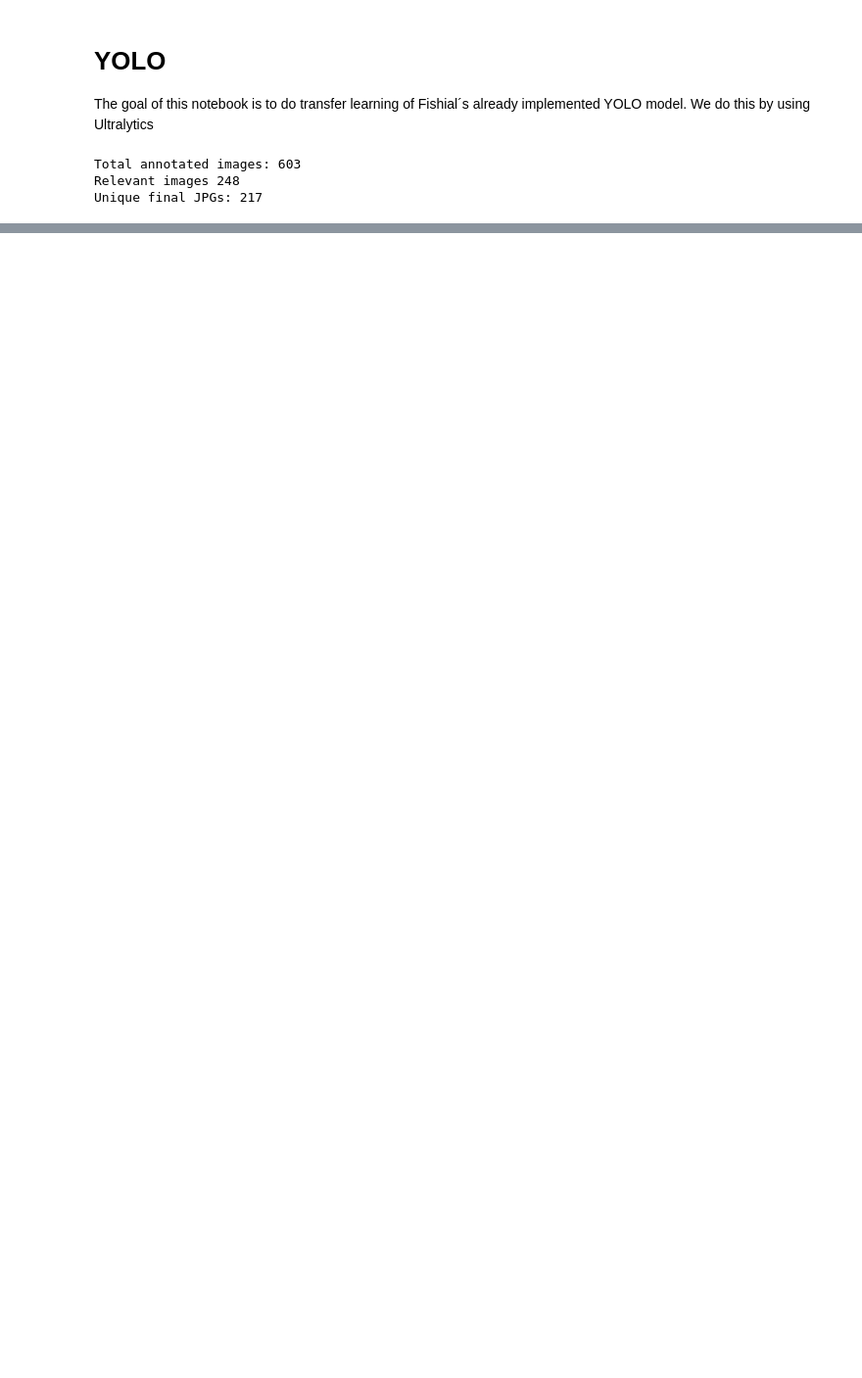
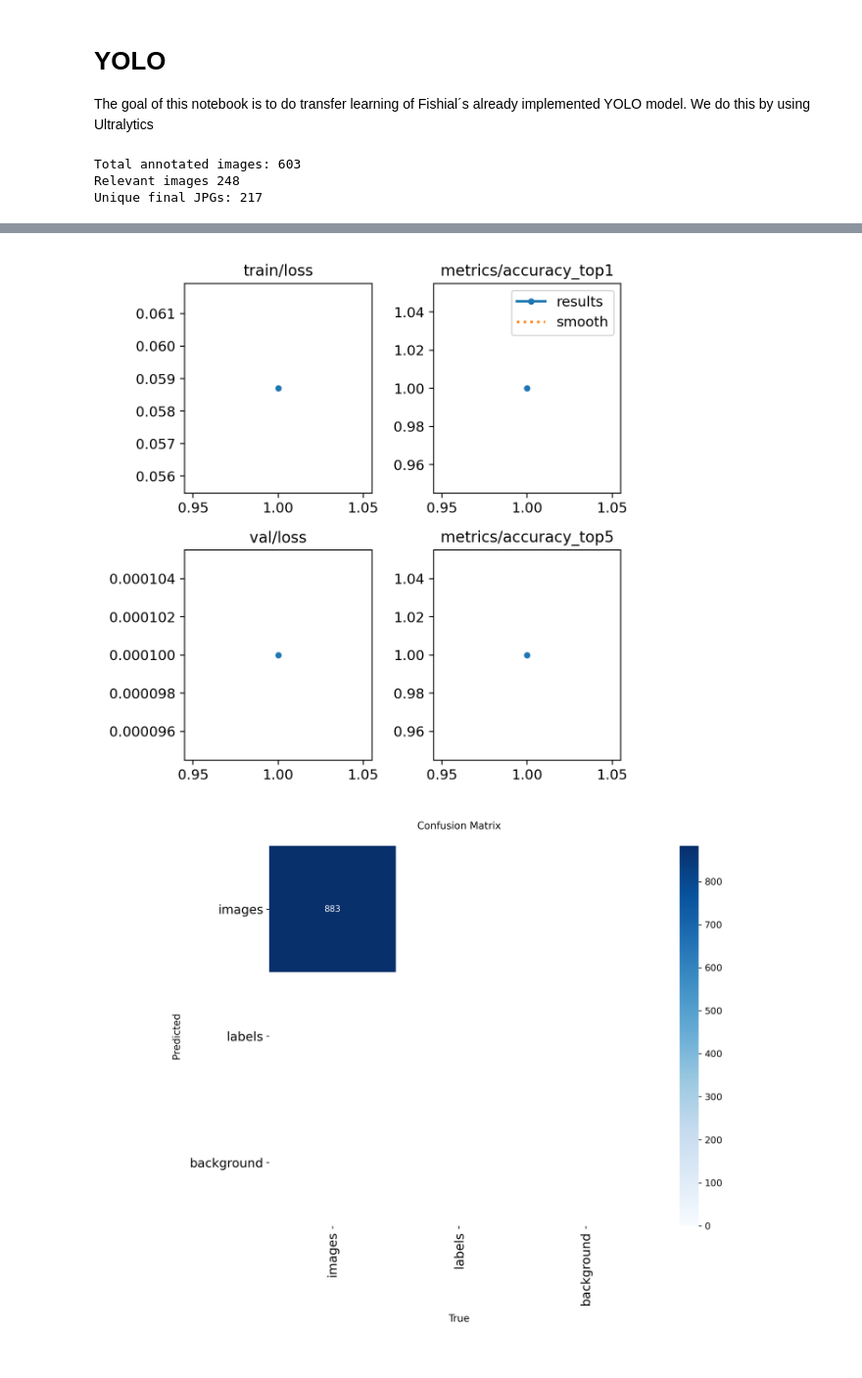
Before and after one commit to kienndo/Prosjektoppgave, a Jupyter notebook: yolo/YOLOrunner.ipynb, the cells around one changed output, grey strips where cells are left out. Shown at 98% size. Saved outputs shown, nothing was run; the diff lists cells and outputs as text; code cells hidden in the pictures; blank space fills up the shorter version.

```diff
--- a/yolo/YOLOrunner.ipynb
+++ b/yolo/YOLOrunner.ipynb
@@ -91,0 +93,6 @@ Starting training for 1 epochs...
+# %%
+display(Image(filename="runs/classify/train2/results.png"))
+display(Image(filename="runs/classify/val/confusion_matrix.png"))
+# %% [output]
+[figure, added]
+[figure, added]
```
Also changed, not shown: parts of 2 cells of this notebook, 10 other files.
